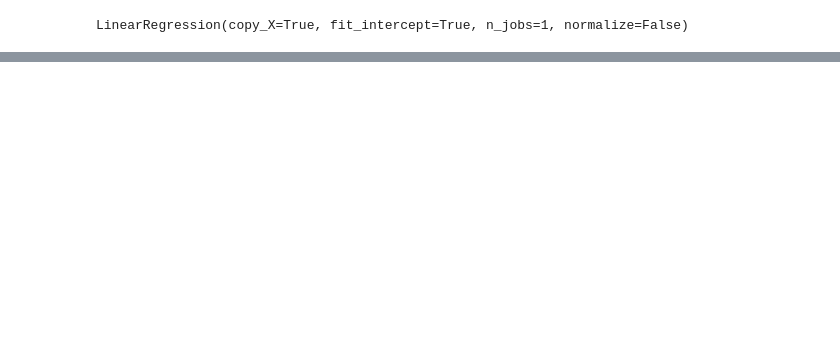
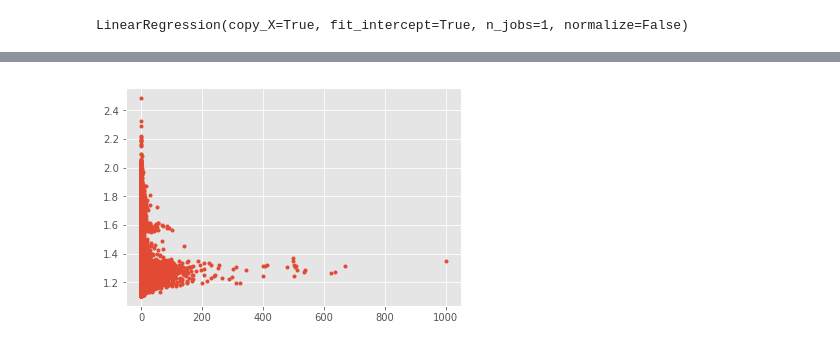
Before and after one commit to Siddarth5199/Predict-Future-Sales, a Jupyter notebook: DATA_VISUALIZATION.ipynb, the cells around one changed output, grey strips where cells are left out. Drawn from its saved outputs; the diff is of its cells as text; code cells hidden in the pictures; blank space fills up the shorter version.

```diff
--- a/DATA_VISUALIZATION.ipynb
+++ b/DATA_VISUALIZATION.ipynb
@@ -112,3 +164,5 @@ loss(y,y_pred)
 # %%
-plt.plot(x, y_pred, 'r')
+plt.plot(y_train, y_pred,'.')
 plt.show()
+# %% [output]
+[figure, added]
```
Also changed, not shown: parts of 19 cells of this notebook.
